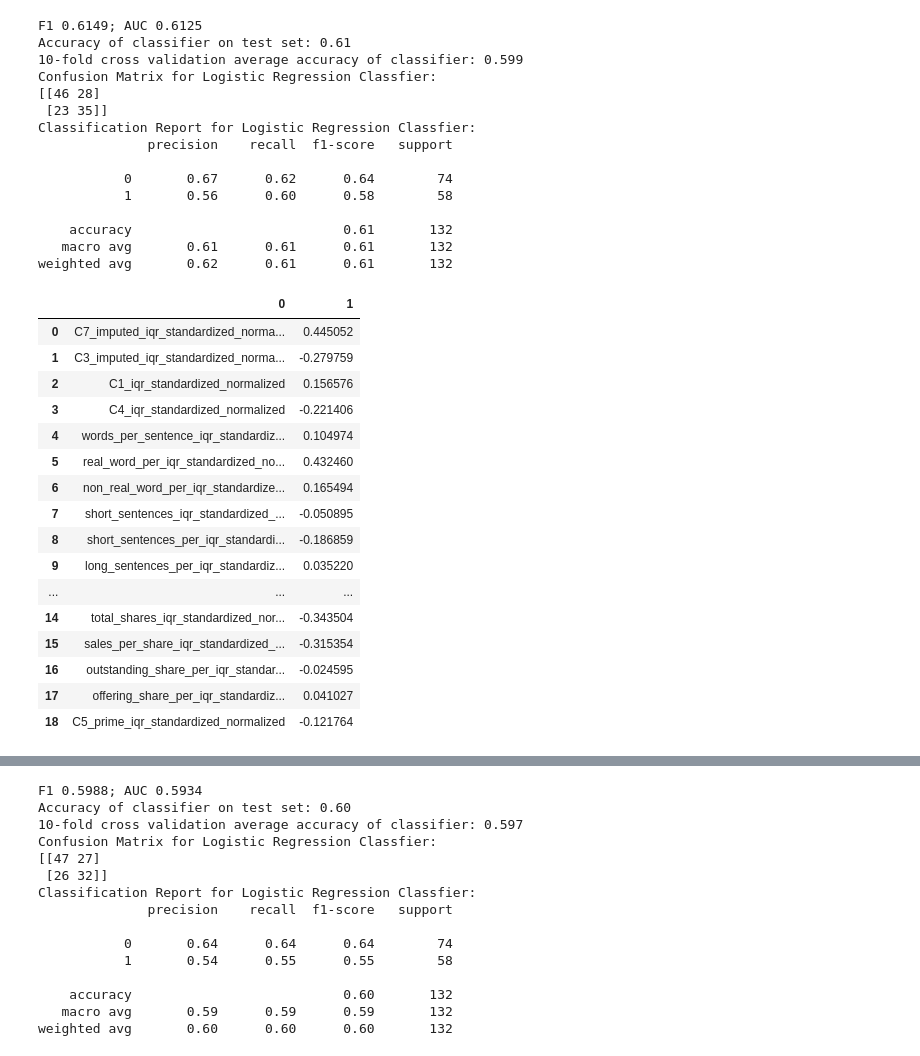
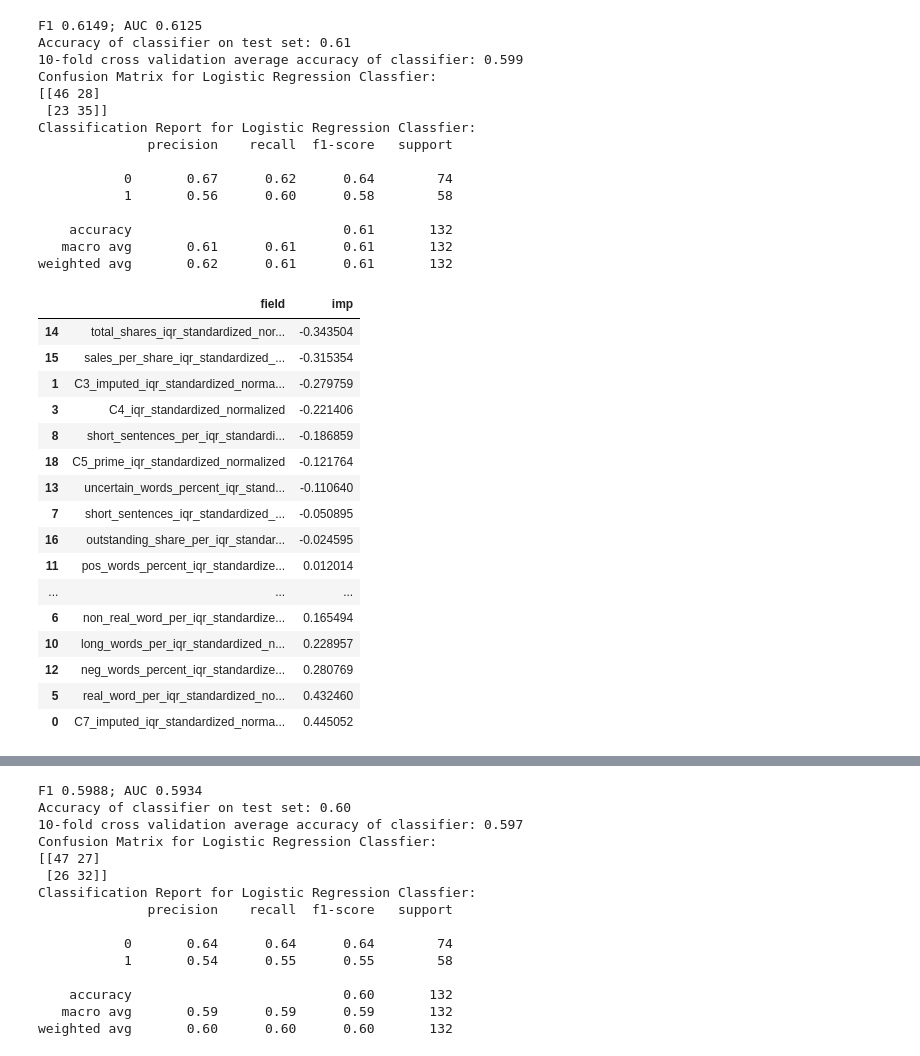
Before and after one commit to fairfield-university-ba545/project1-archana-s-team, a Jupyter notebook: data_prep-dylan.ipynb, the cells around one changed output, grey strips where cells are left out. Cells and saved outputs as stored; diff of their text form; code cells hidden in the pictures.

```diff
--- a/data_prep-dylan.ipynb
+++ b/data_prep-dylan.ipynb
@@ -1455,23 +1455,24 @@ Classification Report for Logistic Regression Classfier:
     accuracy                           0.61       132
    macro avg       0.61      0.61      0.61       132
 weighted avg       0.62      0.61      0.61       132
-# %%
-norm_imp
-# %% [output]
-|  | 0 | 1 |
-| 0 | C7_imputed_iqr_standardized_norma... | 0.445052 |
-| 1 | C3_imputed_iqr_standardized_norma... | -0.279759 |
-| 2 | C1_iqr_standardized_normalized | 0.156576 |
-| 3 | C4_iqr_standardized_normalized | -0.221406 |
-| 4 | words_per_sentence_iqr_standardiz... | 0.104974 |
-| 5 | real_word_per_iqr_standardized_no... | 0.432460 |
-| 6 | non_real_word_per_iqr_standardize... | 0.165494 |
-| 7 | short_sentences_iqr_standardized_... | -0.050895 |
-| 8 | short_sentences_per_iqr_standardi... | -0.186859 |
-| 9 | long_sentences_per_iqr_standardiz... | 0.035220 |
-| ... | ... | ... |
-| 14 | total_shares_iqr_standardized_nor... | -0.343504 |
-| 15 | sales_per_share_iqr_standardized_... | -0.315354 |
-| 16 | outstanding_share_per_iqr_standar... | -0.024595 |
-| 17 | offering_share_per_iqr_standardiz... | 0.041027 |
-| 18 | C5_prime_iqr_standardized_normalized | -0.121764 |
+# %%
+norm_imp.columns = ['field', 'imp']
+norm_imp.sort_values(by = 'imp')
+# %% [output]
+|  | field | imp |
+| 14 | total_shares_iqr_standardized_nor... | -0.343504 |
+| 15 | sales_per_share_iqr_standardized_... | -0.315354 |
+| 1 | C3_imputed_iqr_standardized_norma... | -0.279759 |
+| 3 | C4_iqr_standardized_normalized | -0.221406 |
+| 8 | short_sentences_per_iqr_standardi... | -0.186859 |
+| 18 | C5_prime_iqr_standardized_normalized | -0.121764 |
+| 13 | uncertain_words_percent_iqr_stand... | -0.110640 |
+| 7 | short_sentences_iqr_standardized_... | -0.050895 |
+| 16 | outstanding_share_per_iqr_standar... | -0.024595 |
+| 11 | pos_words_percent_iqr_standardize... | 0.012014 |
+| ... | ... | ... |
+| 6 | non_real_word_per_iqr_standardize... | 0.165494 |
+| 10 | long_words_per_iqr_standardized_n... | 0.228957 |
+| 12 | neg_words_percent_iqr_standardize... | 0.280769 |
+| 5 | real_word_per_iqr_standardized_no... | 0.432460 |
+| 0 | C7_imputed_iqr_standardized_norma... | 0.445052 |
```
Also changed, not shown: parts of 18 cells of this notebook.
